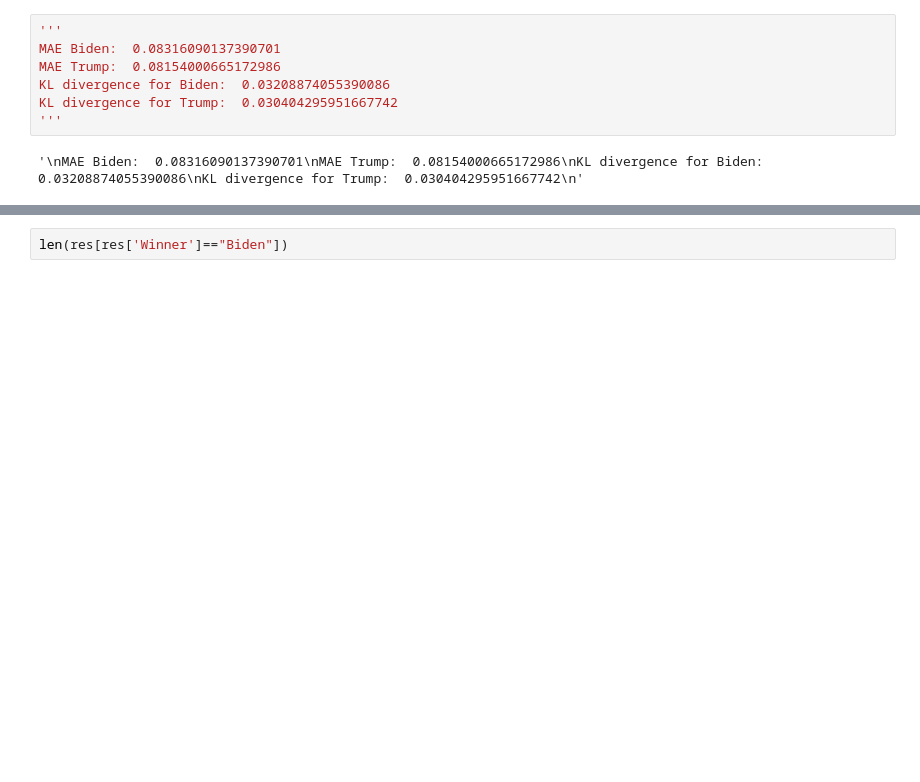
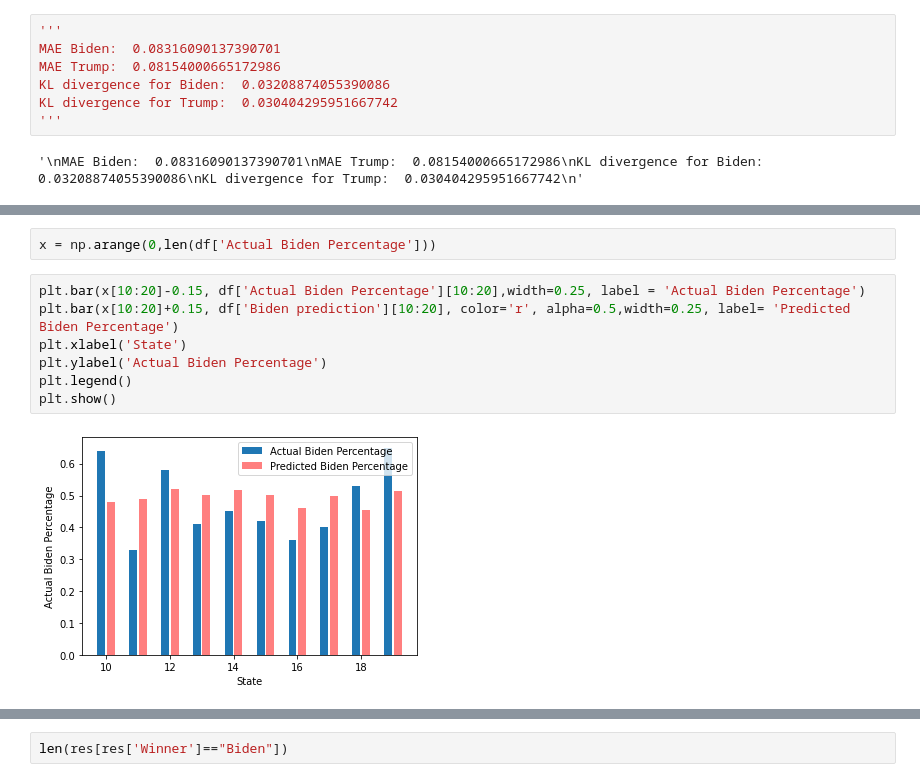
Before and after one commit to pratikgujral/Predict-Election-Results, a Jupyter notebook: Validation/US/analysis.ipynb, the cells around one changed output, grey strips where cells are left out. Drawn from its saved outputs; the diff is of its cells as text; blank space fills up the shorter version.

```diff
--- a/Validation/US/analysis.ipynb
+++ b/Validation/US/analysis.ipynb
@@ -123,3 +136,14 @@ KL divergence for Trump:  0.030404295951667742
+# %%
+x = np.arange(0,len(df['Actual Biden Percentage']))
+# %%
+plt.bar(x[10:20]-0.15, df['Actual Biden Percentage'][10:20],width=0.25, label = 'Actual Biden Percentage')
+plt.bar(x[10:20]+0.15, df['Biden prediction'][10:20], color='r', alpha=0.5,width=0.25, label= 'Predicted Biden Percentage')
+plt.xlabel('State')
+plt.ylabel('Actual Biden Percentage')
+plt.legend()
+plt.show()
+# %% [output]
+[figure, added]
 # %%
 col = df['Biden prediction'] > df['Trump prediction']
 count = 0
```
Also changed, not shown: parts of 11 cells of this notebook, 15 other files.
